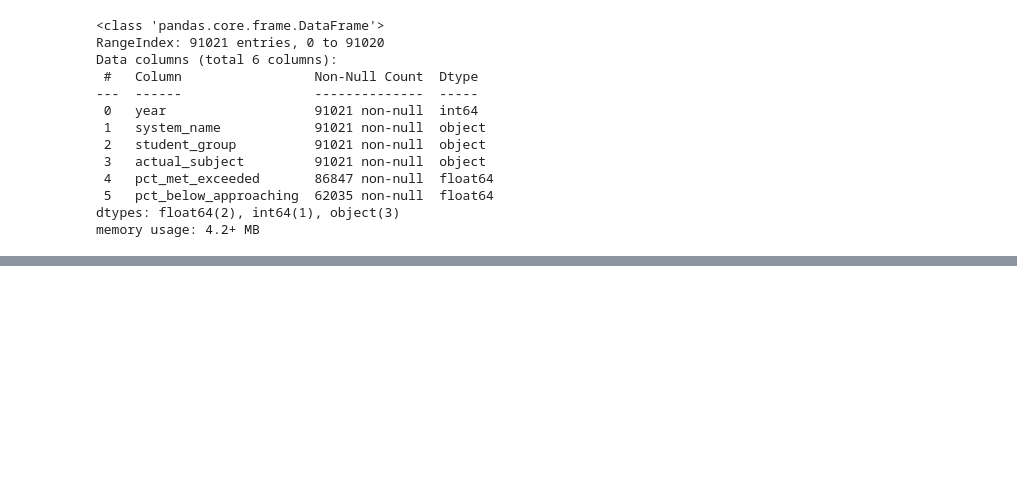
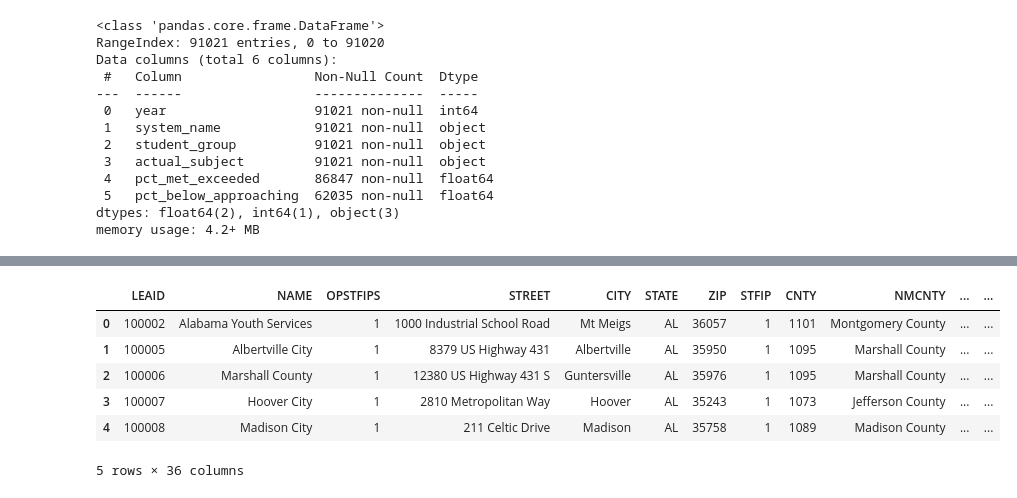
Before and after one commit to jmcapps/education_capstone, a Jupyter notebook: notebooks/test.ipynb, the cells around one changed output, grey strips where cells are left out. Saved outputs shown, nothing was run; the diff lists cells and outputs as text; code cells hidden in the pictures; blank space fills up the shorter version.

```diff
--- a/notebooks/test.ipynb
+++ b/notebooks/test.ipynb
@@ -2200,0 +2215,10 @@ combined_df_1923.to_csv('combined_df_1923.csv', index=False)
+# %%
+geocode.head()
+# %% [output]
+|  | LEAID | NAME | OPSTFIPS | STREET | CITY | STATE | ZIP | STFIP | CNTY | NMCNTY | ... | ... |
+| 0 | 100002 | Alabama Youth Services | 1 | 1000 Industrial School Road | Mt Meigs | AL | 36057 | 1 | 1101 | Montgomery County | ... | ... |
+| 1 | 100005 | Albertville City | 1 | 8379 US Highway 431 | Albertville | AL | 35950 | 1 | 1095 | Marshall County | ... | ... |
+| 2 | 100006 | Marshall County | 1 | 12380 US Highway 431 S | Guntersville | AL | 35976 | 1 | 1095 | Marshall County | ... | ... |
+| 3 | 100007 | Hoover City | 1 | 2810 Metropolitan Way | Hoover | AL | 35243 | 1 | 1073 | Jefferson County | ... | ... |
+| 4 | 100008 | Madison City | 1 | 211 Celtic Drive | Madison | AL | 35758 | 1 | 1089 | Madison County | ... | ... |
+5 rows × 36 columns
```
Also changed, not shown: parts of 154 cells of this notebook, 4 other files.
